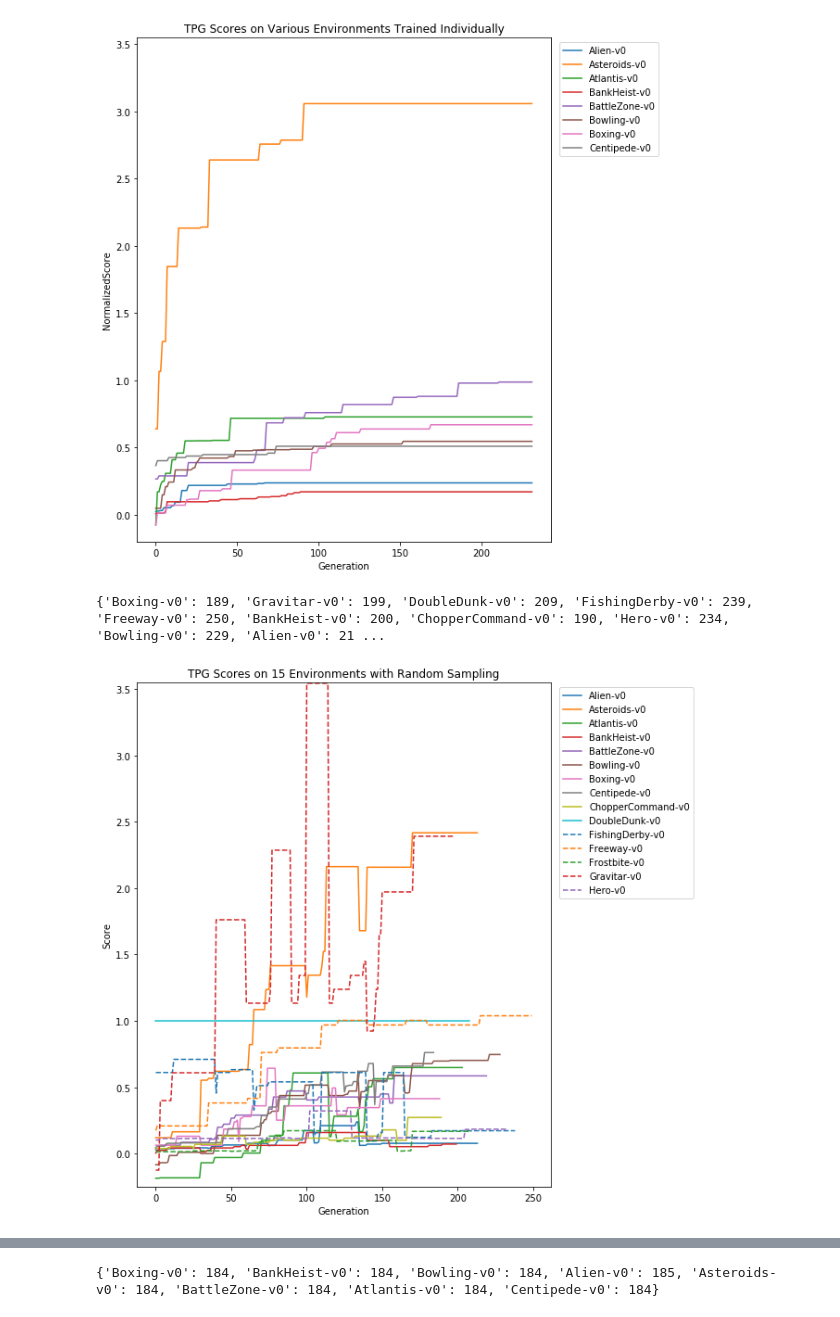
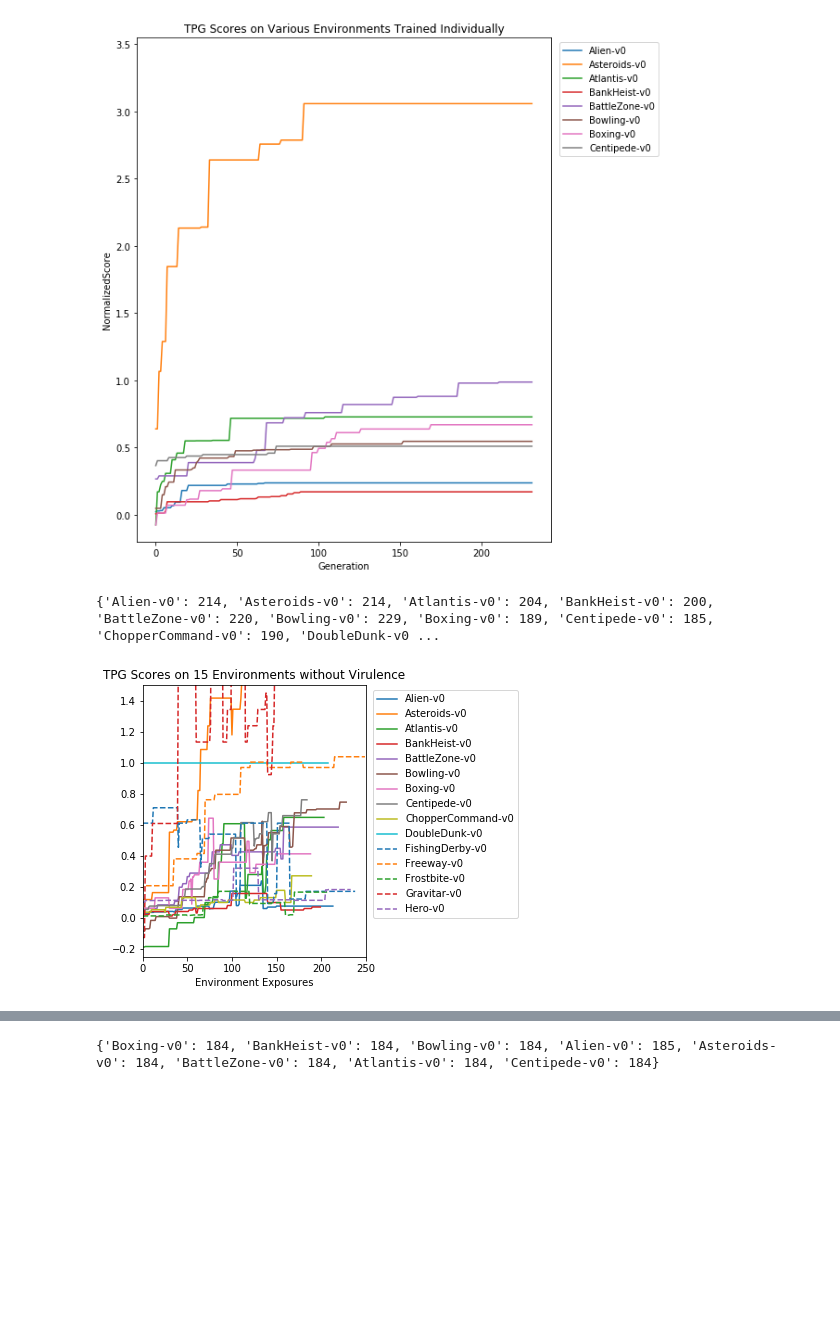
Before and after one commit to Ryan-Amaral/general-game-playing-tpg, a Jupyter notebook: game-scores/game-scores.ipynb, the cells around one changed output, grey strips where cells are left out. Saved outputs shown, nothing was run; the diff lists cells and outputs as text; code cells hidden in the pictures; blank space fills up the shorter version.

```diff
--- a/game-scores/game-scores.ipynb
+++ b/game-scores/game-scores.ipynb
@@ -56,36 +56,41 @@ plt.show()
 # %%
 df = pd.read_csv('15-shrink-novir.txt')
 
 envDfs = []
 lengths = {}
 for envName in sorted(pd.unique(df.envName)):
     envDfs.append(df.loc[df['envName'] == envName])
     lengths[envName] = len(envDfs[-1])
 
 print(lengths)
 
 # 10 colors in cycle
-plt.figure(figsize=(8,10))
+plt.figure(figsize=(4,5))
 cnt = 0
 lineStyles = ['-', '--', '-.']
 lsi = 0
 for edf in envDfs:
     cnt += 1
+    #print(edf.envName + ': ' + str(max(((edf.tpgMax-soloRandomScores[edf.envName.iloc[0]])/
+    #               (soloTpgScores[edf.envName.iloc[0]]-soloRandomScores[edf.envName.iloc[0]])).tolist())))
     plt.plot(((edf.tpgMax-soloRandomScores[edf.envName.iloc[0]])/
                    (soloTpgScores[edf.envName.iloc[0]]-soloRandomScores[edf.envName.iloc[0]])).tolist(),
              label=edf.envName.iloc[0], ls=lineStyles[lsi])
     if cnt == 10:
         cnt = 0
         lsi += 1
+
+
 plt.legend(loc=2, bbox_to_anchor=(1.01, 1.0))
-plt.ylim(-0.25,3.55)
-plt.xlabel('Generation')
-plt.ylabel('Score')
-plt.title('TPG Scores on 15 Environments with Random Sampling')
+plt.ylim(-0.25,1.5)
+plt.xlim(0,250)
+plt.xlabel('Environment Exposures')
+#plt.ylabel('Score')
+plt.title('TPG Scores on 15 Environments without Virulence')
 plt.show()
 # %% [output]
-{'Boxing-v0': 189, 'Gravitar-v0': 199, 'DoubleDunk-v0': 209, 'FishingDerby-v0': 239, 'Freeway-v0': 250, 'BankHeist-v0': 200, 'ChopperCommand-v0': 190, 'Hero-v0': 234, 'Bowling-v0': 229, 'Alien-v0': 21 ...
+{'Alien-v0': 214, 'Asteroids-v0': 214, 'Atlantis-v0': 204, 'BankHeist-v0': 200, 'BattleZone-v0': 220, 'Bowling-v0': 229, 'Boxing-v0': 189, 'Centipede-v0': 185, 'ChopperCommand-v0': 190, 'DoubleDunk-v0 ...
-[figure, old version]
+[figure, new version]
 # %%
 df = pd.read_csv('15-shrink-vir.txt')
 
```
Also changed, not shown: parts of 2 cells of this notebook, 1 other file.
